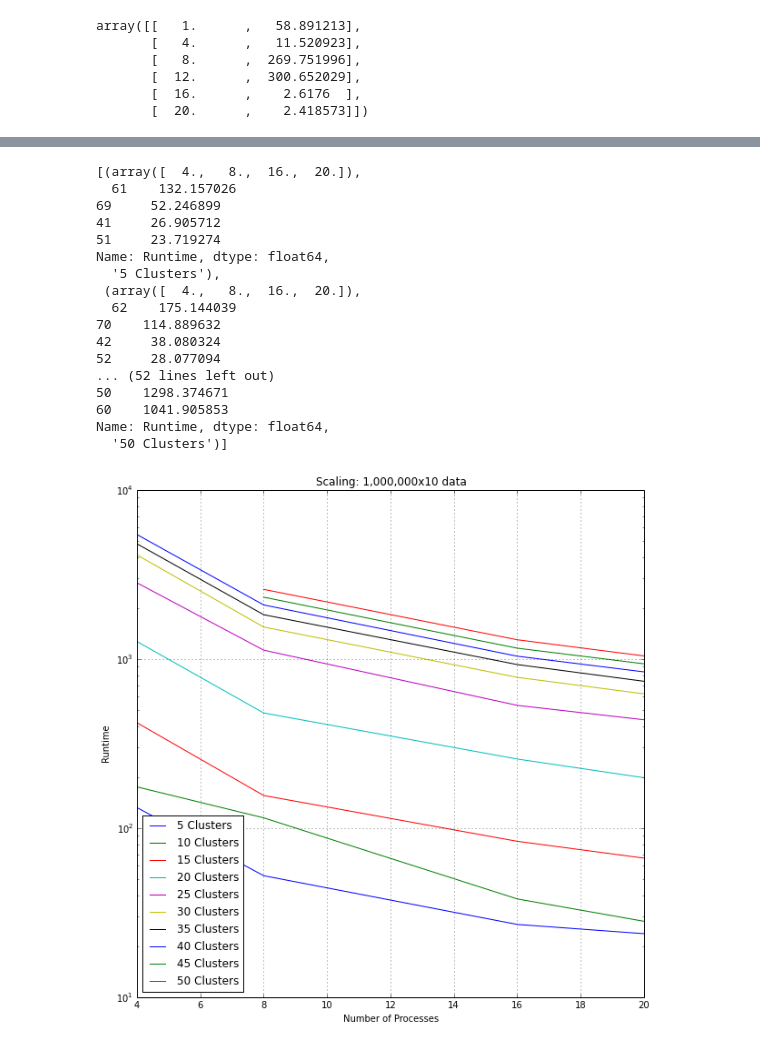
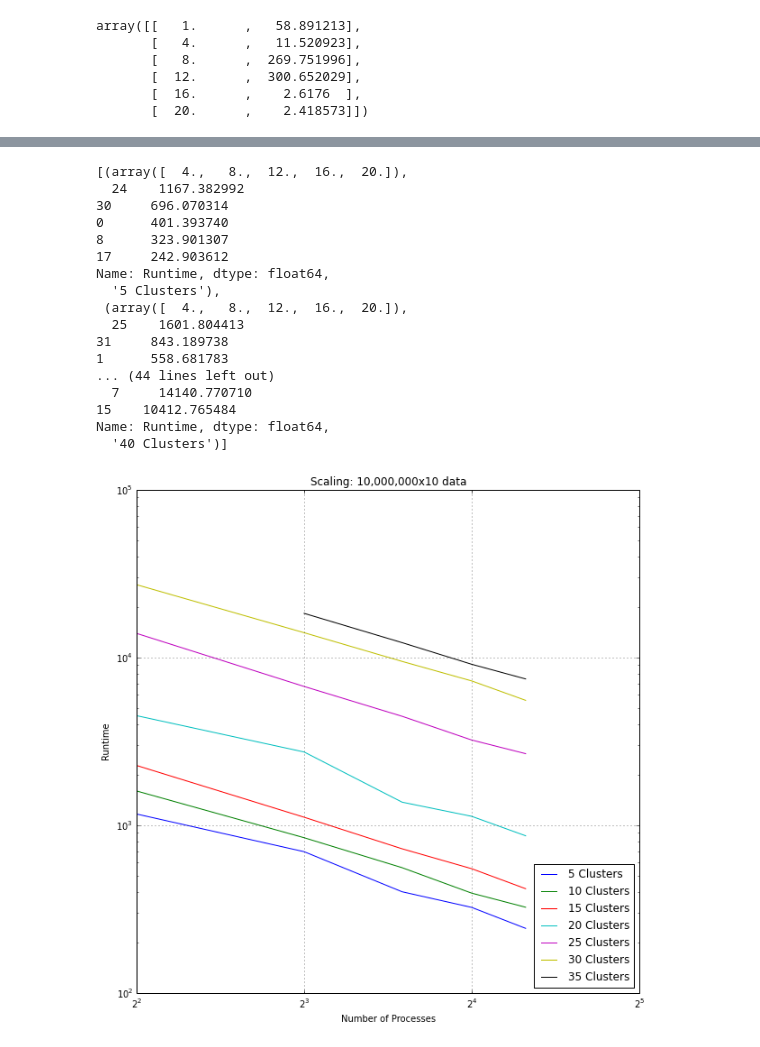
Before and after one commit to MarkAWard/kmeans, a Jupyter notebook: presentation/performance_plots.ipynb, the cells around one changed output, grey strips where cells are left out. Saved outputs shown, nothing was run; the diff lists cells and outputs as text; code cells hidden in the pictures.

```diff
--- a/presentation/performance_plots.ipynb
+++ b/presentation/performance_plots.ipynb
@@ -172,12 +172,12 @@ mil_pairs = compare_all(1000000, cpus=[4,8,12,16,20], col='Runtime')
 plt.figure(figsize=(8,6))
 for p in mil_pairs:
     plt.plot(p[0], p[1], label=p[2])
-    plt.yscale('log')
-plt.legend(loc=4)
-plt.title('Runtime vs. Difficulty: 1,000,000x10 data')
+    #plt.yscale('log')
+plt.legend(loc=0)
+plt.title('Runtime vs. Difficulty: 10,000,000x10 data')
 plt.ylabel('Run time (sec)')
 plt.xlabel('Number of Clusters')
 plt.grid()
-plt.savefig('mpi_1M.png')
+plt.savefig('mpi_10M.png')
 plt.show()
 # %% [output]
@@ -185,10 +185,10 @@ plt.show()
 # %%
-mil_com = compare_all(1000000, cpus=[4,8,12,16,20], col='Fraction_runtime')
+mil_com = compare_all(1000000, cpus=[4,8,16,20], col='Fraction_runtime')
 # %%
 plt.figure(figsize=(8,6))
 for p in mil_com:
     plt.plot(p[0], p[1], label=p[2])
-    plt.yscale('log')
+    #plt.yscale('log')
 plt.legend(loc=1)
 plt.title('Communication Cost: 1,000,000x10 data')
 plt.ylabel('Faction of Runtime')
@@ -232,11 +232,12 @@ array([[   1.      ,   58.891213],
 strong = []
 # %%
 m1 = data.type == 'MPI'
-m2 = np.logical_or(data.n == 1000000, data.n == 999999)
-m3 = data.p != 12
-m4 = data.k == 50
-v = data[m1 & m2 & m3 & m4].sort('p')
-strong.append((v.p.values, v.Runtime, '50 Clusters'))
+#m2 = np.logical_or(data.n == 1000000, data.n == 999999)
+m2 = data.n == 10000000
+#m3 = data.p != 12
+m4 = data.k == 40
+v = data[m1 & m2 & m4].sort('p')
+strong.append((v.p.values, v.Runtime, '40 Clusters'))
 v
 # %% [output]
 |  | Communication time | Computation time | Inertia | Initialization time | Runtime | Total Iterations | ... |
@@ -246,35 +246,36 @@ v
 # %%
 strong
 # %% [output]
-[(array([  4.,   8.,  16.,  20.]),
-  61    132.157026
-69     52.246899
-41     26.905712
-51     23.719274
+[(array([  4.,   8.,  12.,  16.,  20.]),
+  24    1167.382992
+30     696.070314
+0      401.393740
+8      323.901307
+17     242.903612
 Name: Runtime, dtype: float64,
   '5 Clusters'),
- (array([  4.,   8.,  16.,  20.]),
-  62    175.144039
-70    114.889632
-42     38.080324
-52     28.077094
-... (52 lines left out)
-50    1298.374671
-60    1041.905853
+ (array([  4.,   8.,  12.,  16.,  20.]),
+  25    1601.804413
+31     843.189738
+1      558.681783
+... (44 lines left out)
+  7     14140.770710
+15    10412.765484
 Name: Runtime, dtype: float64,
-  '50 Clusters')]
+  '40 Clusters')]
 # %%
 plt.figure(figsize=(10,10))
-for p in strong:
+for p in strong[:-1]:
     plt.plot(p[0], p[1], label=p[2])
     plt.yscale('log')
-plt.legend(loc=3)
-plt.title('Scaling: 1,000,000x10 data')
+    plt.xscale('log', basex=2)
+plt.legend(loc=4)
+plt.title('Scaling: 10,000,000x10 data')
 plt.ylabel('Runtime')
 plt.xlabel('Number of Processes')
 plt.grid()
-plt.savefig('mpi_1M_scaling.png')
+plt.savefig('mpi_10M_scaling_loglog.png')
 plt.show()
 # %% [output]
-[figure, old version]
+[figure, new version]
 # %%
```
Also changed, not shown: parts of 17 cells of this notebook.
